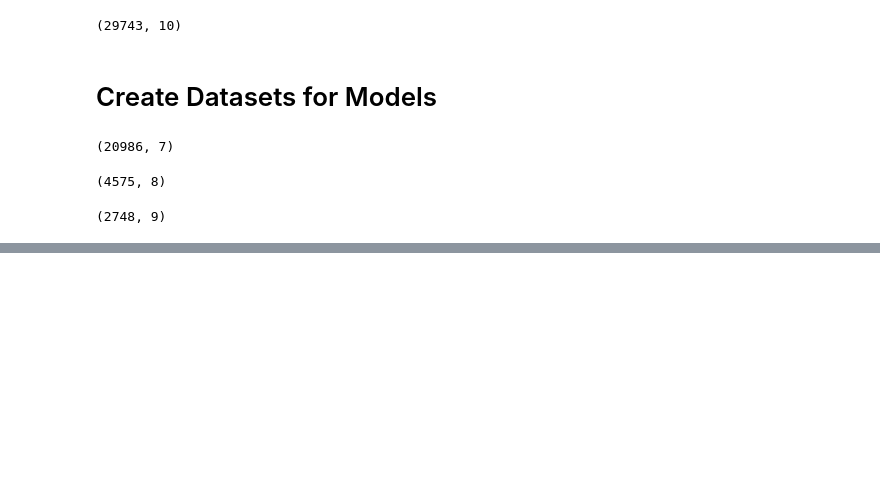
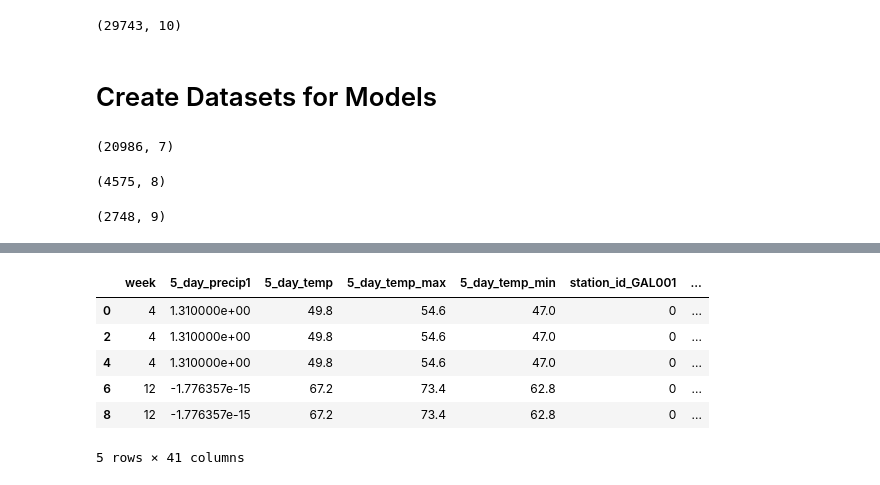
Before and after one commit to david-garza/enterococci_prediction_analysis, a Jupyter notebook: machine_learning/ml_classifier.ipynb, the cells around one changed output, grey strips where cells are left out. Cells and saved outputs as stored; diff of their text form; code cells hidden in the pictures; blank space fills up the shorter version.

```diff
--- a/machine_learning/ml_classifier.ipynb
+++ b/machine_learning/ml_classifier.ipynb
@@ -192,0 +199,4 @@ model_3_df.shape
+# %%
+# Split out the features and target
+y = model_1_df["risk_level"]
+X = model_1_df.drop("risk_level",1)
@@ -192,0 +214,12 @@ model_3_df.shape
+# %%
+# Encode station_id
+X= pd.get_dummies(X)
+X.head()
+# %% [output]
+|  | week | 5_day_precip1 | 5_day_temp | 5_day_temp_max | 5_day_temp_min | station_id_GAL001 | ... |
+| 0 | 4 | 1.310000e+00 | 49.8 | 54.6 | 47.0 | 0 | ... |
+| 2 | 4 | 1.310000e+00 | 49.8 | 54.6 | 47.0 | 0 | ... |
+| 4 | 4 | 1.310000e+00 | 49.8 | 54.6 | 47.0 | 0 | ... |
+| 6 | 12 | -1.776357e-15 | 67.2 | 73.4 | 62.8 | 0 | ... |
+| 8 | 12 | -1.776357e-15 | 67.2 | 73.4 | 62.8 | 0 | ... |
+5 rows × 41 columns
```
Also changed, not shown: parts of 9 cells of this notebook.
